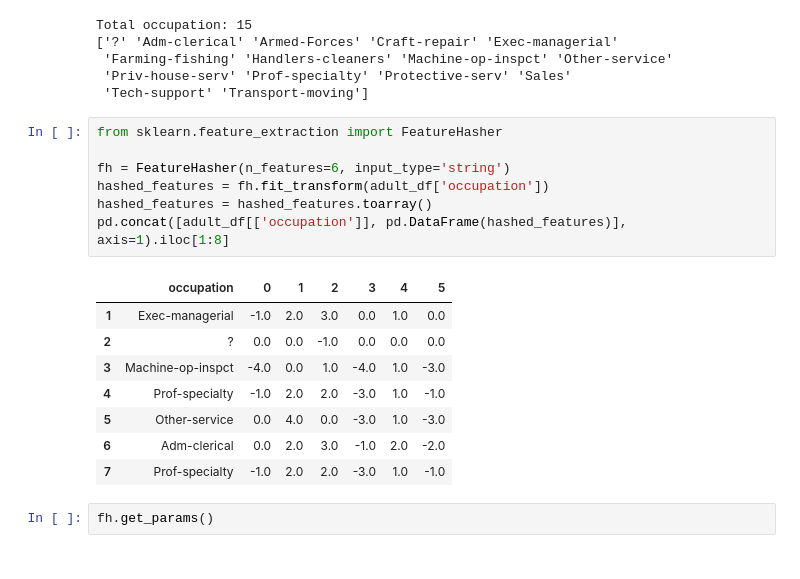
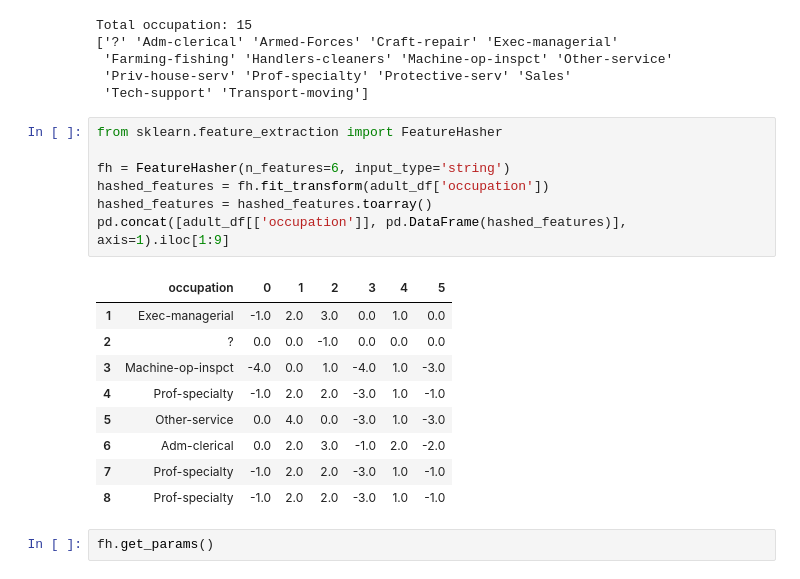
Before and after one commit to fepineda/AnalisisCensos, a Jupyter notebook: pre-process/pre-process.ipynb, the cells around one changed output. Saved outputs shown, nothing was run; the diff lists cells and outputs as text.

```diff
--- a/pre-process/pre-process.ipynb
+++ b/pre-process/pre-process.ipynb
@@ -584,19 +584,20 @@ Total occupation: 15
 # %%
 from sklearn.feature_extraction import FeatureHasher
 
 fh = FeatureHasher(n_features=6, input_type='string')
 hashed_features = fh.fit_transform(adult_df['occupation'])
 hashed_features = hashed_features.toarray()
-pd.concat([adult_df[['occupation']], pd.DataFrame(hashed_features)], axis=1).iloc[1:8]
+pd.concat([adult_df[['occupation']], pd.DataFrame(hashed_features)], axis=1).iloc[1:9]
 # %% [output]
 |  | occupation | 0 | 1 | 2 | 3 | 4 | 5 |
 | 1 | Exec-managerial | -1.0 | 2.0 | 3.0 | 0.0 | 1.0 | 0.0 |
 | 2 | ? | 0.0 | 0.0 | -1.0 | 0.0 | 0.0 | 0.0 |
 | 3 | Machine-op-inspct | -4.0 | 0.0 | 1.0 | -4.0 | 1.0 | -3.0 |
 | 4 | Prof-specialty | -1.0 | 2.0 | 2.0 | -3.0 | 1.0 | -1.0 |
 | 5 | Other-service | 0.0 | 4.0 | 0.0 | -3.0 | 1.0 | -3.0 |
 | 6 | Adm-clerical | 0.0 | 2.0 | 3.0 | -1.0 | 2.0 | -2.0 |
 | 7 | Prof-specialty | -1.0 | 2.0 | 2.0 | -3.0 | 1.0 | -1.0 |
+| 8 | Prof-specialty | -1.0 | 2.0 | 2.0 | -3.0 | 1.0 | -1.0 |
 # %%
 fh.get_params()
 # %% [output]
```
Also changed, not shown: parts of 1 cell of this notebook.
